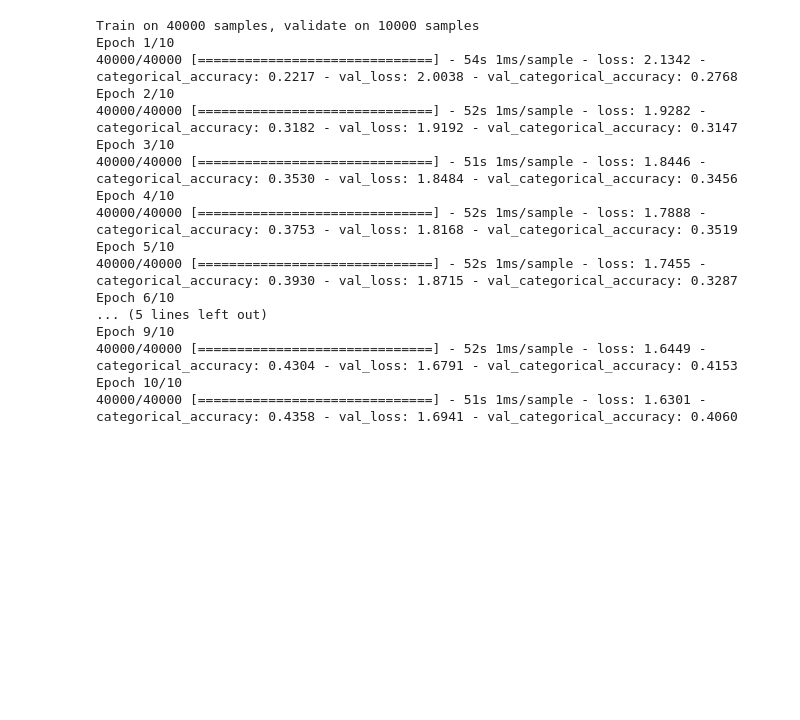
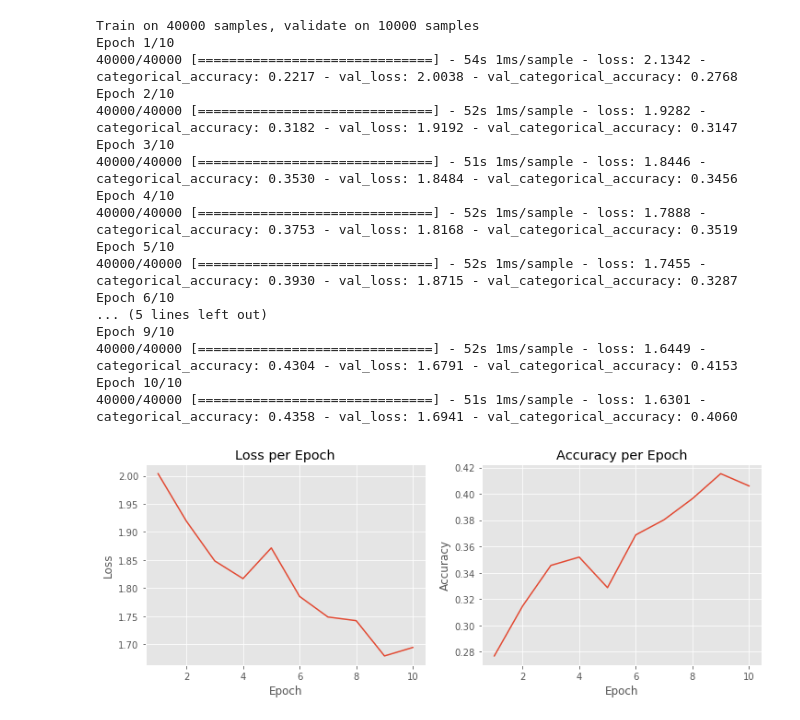
Before and after one commit to ys-lin14/cifar10-dataset, a Jupyter notebook: keras.ipynb, the cells around one changed output. Drawn from its saved outputs; the diff is of its cells as text; code cells hidden in the pictures; blank space fills up the shorter version.

Commit message:
run graphs and apply model to test set

```diff
--- a/keras.ipynb
+++ b/keras.ipynb
@@ -125,2 +121,22 @@ Epoch 10/10
+# %%
+fig, axes = plt.subplots(nrows=1, ncols=2, figsize=(12, 4))
+axes = axes.flatten()
+
+loss = sns.lineplot(
+    x=np.arange(1, 11),
+    y=history.history['val_loss'],
+    ax=axes[0]
+)
+loss.set(title="Loss per Epoch", xlabel="Epoch", ylabel="Loss")
+
+accuracy = sns.lineplot(
+    x=np.arange(1, 11),
+    y=history.history['val_categorical_accuracy'],
+    ax=axes[1]
+)
+accuracy.set(title="Accuracy per Epoch", xlabel="Epoch", ylabel="Accuracy")
+plt.show()
+# %% [output]
+[figure, added]
 # %%
 scores = model.evaluate(X_test, y_test, batch_size=128, verbose=1)
```
Also changed, not shown: parts of 5 cells of this notebook.
